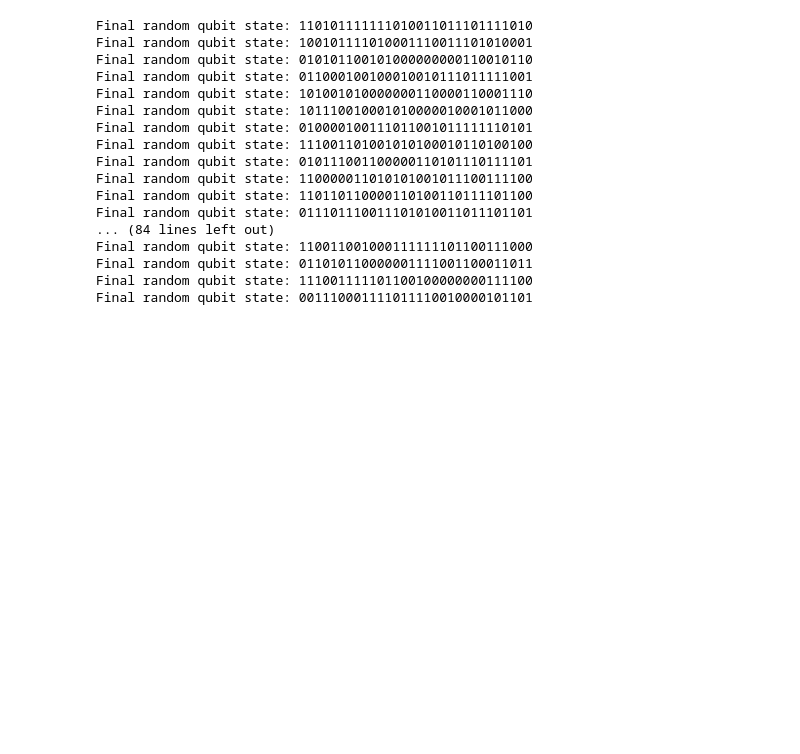
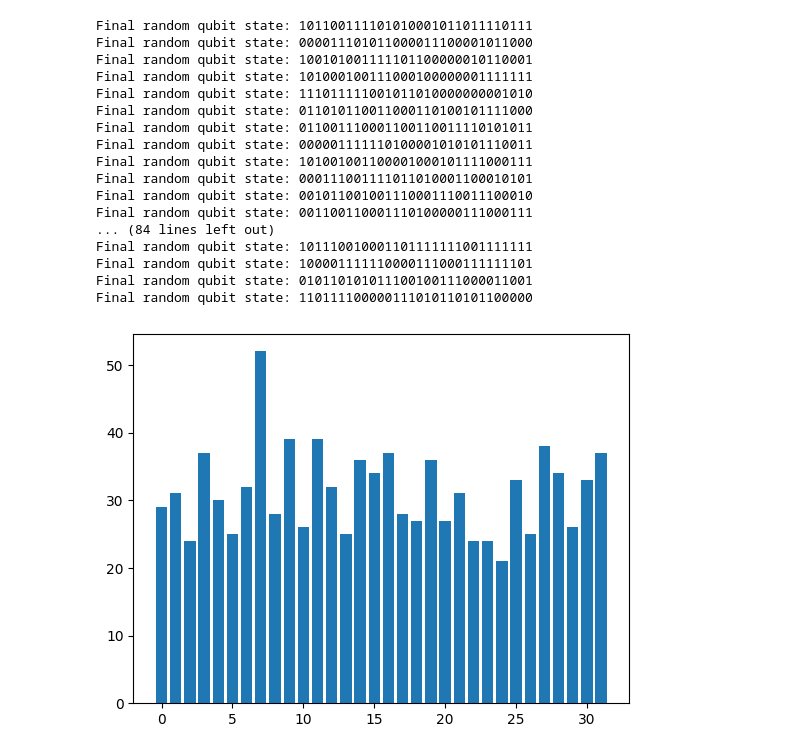
Before and after one commit to Valmohaugen/SC-Quantathon-2024, a Jupyter notebook: playground.ipynb, the cells around one changed output. Cells and saved outputs as stored; diff of their text form; code cells hidden in the pictures; blank space fills up the shorter version.

```diff
--- a/playground.ipynb
+++ b/playground.ipynb
@@ -72,13 +73,16 @@ def obtain_ties(counts):
         # print(max_keys)
         max_keys = tie_breaker(max_keys)
 
-    return max_keys
+    return max_keys[0]
 
 
 def tie_breaker(ties):
+    new_num_qubits = int(np.ceil(np.log2(len(ties))))
+    # print("new q: ", new_num_qubits)
+    counts = number_generator_simulator(new_num_qubits)
+    # Discard out of range
+    counts = {key: value for key, value in counts.items() if int(key,2) < len(ties)}
 
-    new_num_qubits = int(np.ceil(np.log2(len(ties))))
-    counts = number_generator_simulator(new_num_qubits)
     max_value = max(counts.values()) # Max among the ties
     max_keys = [key for key, value in counts.items() if value == max_value] # Keys (indexes!) that tied
     max_dict = {key: counts[key] for key in max_keys} # Dictionary of tied index->value's
@@ -86,8 +90,10 @@ def tie_breaker(ties):
 
     # Need to use new ties (indexes of original ties) to index which ties make it
     new_ties = []
-    for i in range (0, len(max_keys)):
-        new_ties.append(ties[int(max_keys[i],2)])
-    # new_ties = [indexKey for indexKey, value in max_dict if ]
+    # print(max_keys)
+    for key in max_keys:
+        # Ensure that 'key' is treated correctly for indexing
+        index = int(key, 2)  # Convert binary string key to integer
+        new_ties.append(ties[index])  # Append the corresponding original tie
 
     return new_ties
@@ -94,7 +132,7 @@ def tie_breaker(ties):
 # %%
 # Using iterative method
-for i in range (0, 10):
-    counts = number_generator_simulator(num_qubits)
-    final_val = obtain_ties(counts)
+chunk_size = 30
+for i in range (0, 100):
+    final_val = iterativeChunker(chunk_size)
     print(f'Final random qubit state:', final_val)
 # %% [output]
@@ -107,25 +156,43 @@ IndexError: list index out of range
 # %%
 # Using mod 2 method
 for i in range (0, 100):
-    counts = number_generator_simulator(num_qubits)
-    rand_value = obtain_rand(counts)
+    rand_value = modChunker(chunk_size)
     # print(f'Data:', counts)
     print(f'Final random qubit state:', rand_value)
 # %% [output]
-Final random qubit state: 110101111111010011011101111010
-Final random qubit state: 100101111010001110011101010001
-Final random qubit state: 010101100101000000000110010110
-Final random qubit state: 011000100100010010111011111001
-Final random qubit state: 101001010000000110000110001110
-Final random qubit state: 101110010001010000010001011000
-Final random qubit state: 010000100111011001011111110101
-Final random qubit state: 111001101001010100010110100100
-Final random qubit state: 010111001100000110101110111101
-Final random qubit state: 110000011010101001011100111100
-Final random qubit state: 110110110000110100110111101100
-Final random qubit state: 011101110011101010011011101101
+Final random qubit state: 101100111101010001011011110111
+Final random qubit state: 000011101011000011100001011000
+Final random qubit state: 100101001111101100000010110001
+Final random qubit state: 101000100111000100000001111111
+Final random qubit state: 111011111001011010000000001010
+Final random qubit state: 011010110011000110100101111000
+Final random qubit state: 011001110001100110011110101011
+Final random qubit state: 000001111110100001010101110011
+Final random qubit state: 101001001100001000101111000111
+Final random qubit state: 000111001111011010001100010101
+Final random qubit state: 001011001001110001110011100010
+Final random qubit state: 001100110001110100000111000111
 ... (84 lines left out)
-Final random qubit state: 110011001000111111101100111000
-Final random qubit state: 011010110000001111001100011011
-Final random qubit state: 111001111101100100000000111100
-Final random qubit state: 001110001111011110010000101101
+Final random qubit state: 101110010001101111111001111111
+Final random qubit state: 100001111110000111000111111101
+Final random qubit state: 010110101011100100111000011001
+Final random qubit state: 110111100000111010110101100000
+# %%
+# num_qubits = 10
+# modDict = {}
+# for i in range (0, 2**num_qubits - 1):
+#     modDict.update({i:0})
+num_qubits = 5
+
+modDict = { i:0 for i in range(0,2**num_qubits)}
+
+
+for i in range (0, 1000):
+    counts = number_generator_simulator(num_qubits)
+    rand_val = obtain_rand(counts)
+    modDict[int(rand_val,2)] += 1
+# %%
+plt.bar(modDict.keys(), modDict.values())
+plt.show()
+# %% [output]
+[figure, added]
```
Also changed, not shown: parts of 6 cells of this notebook.
